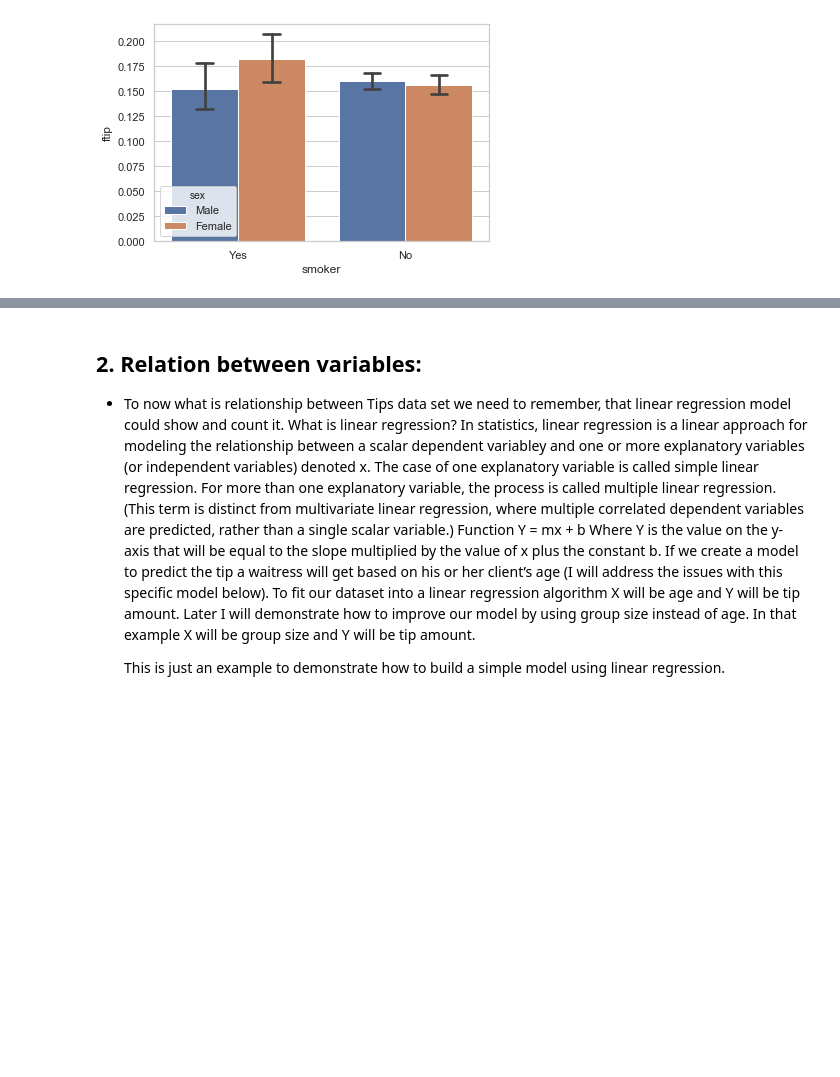
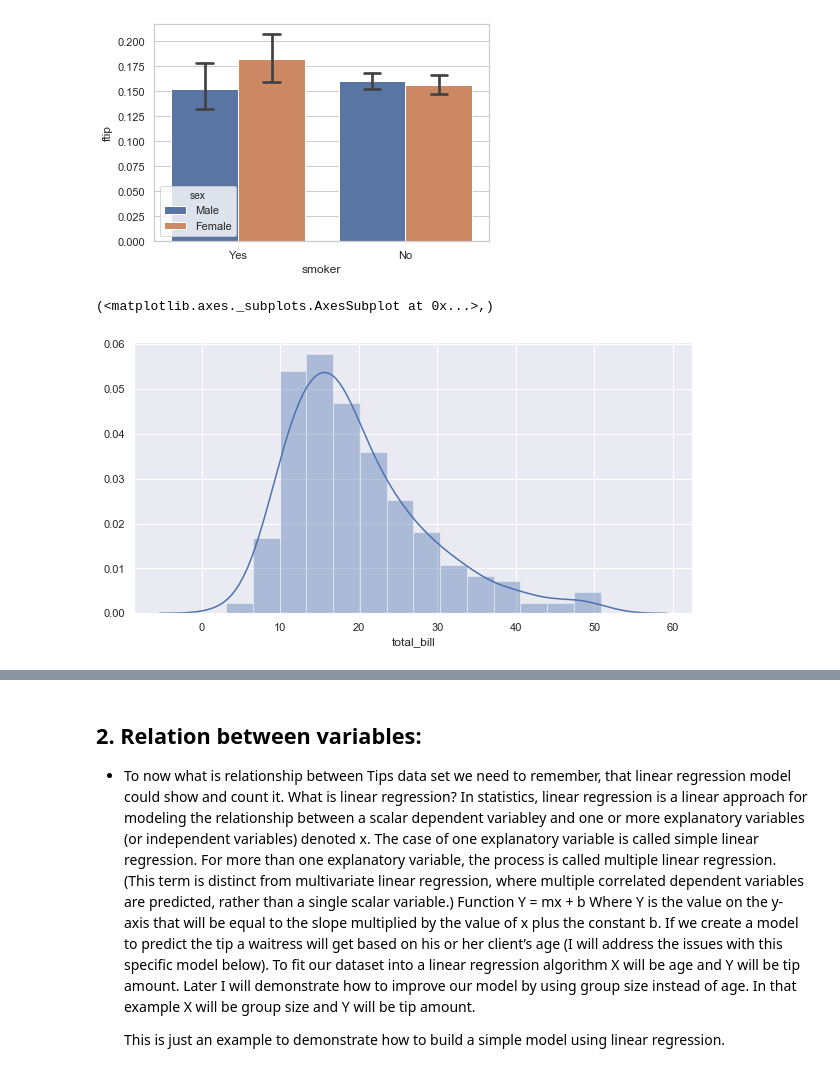
Before and after one commit to rituteval/Fundamentals-assesments, a Jupyter notebook: Tips data set.ipynb, the cells around one changed output, grey strips where cells are left out. Drawn from its saved outputs; the diff is of its cells as text; code cells hidden in the pictures; blank space fills up the shorter version.

```diff
--- a/Tips data set.ipynb
+++ b/Tips data set.ipynb
@@ -220,3 +220,11 @@ sns.barplot(x= 'smoker', y= 'ftip', hue='sex', data = df, capsize=.1) # Plot the
 # %% [output]
 <matplotlib.axes._subplots.AxesSubplot at 0x...>
 [figure]
+# %%
+      # Created the size of the histogram
+
+sns.set(rc={'figure.figsize':(10,5)})
+sns.distplot(tips['total_bill']),
+# %% [output]
+(<matplotlib.axes._subplots.AxesSubplot at 0x...>,)
+[figure, added]
```
Also changed, not shown: parts of 4 cells of this notebook.
